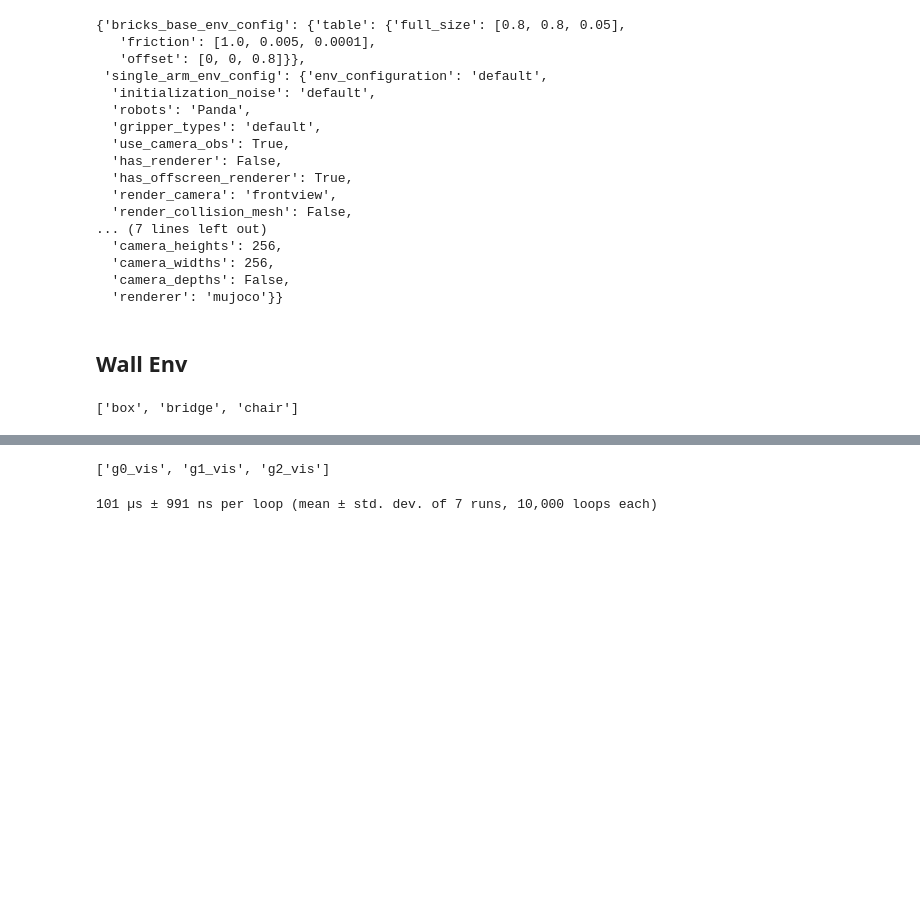
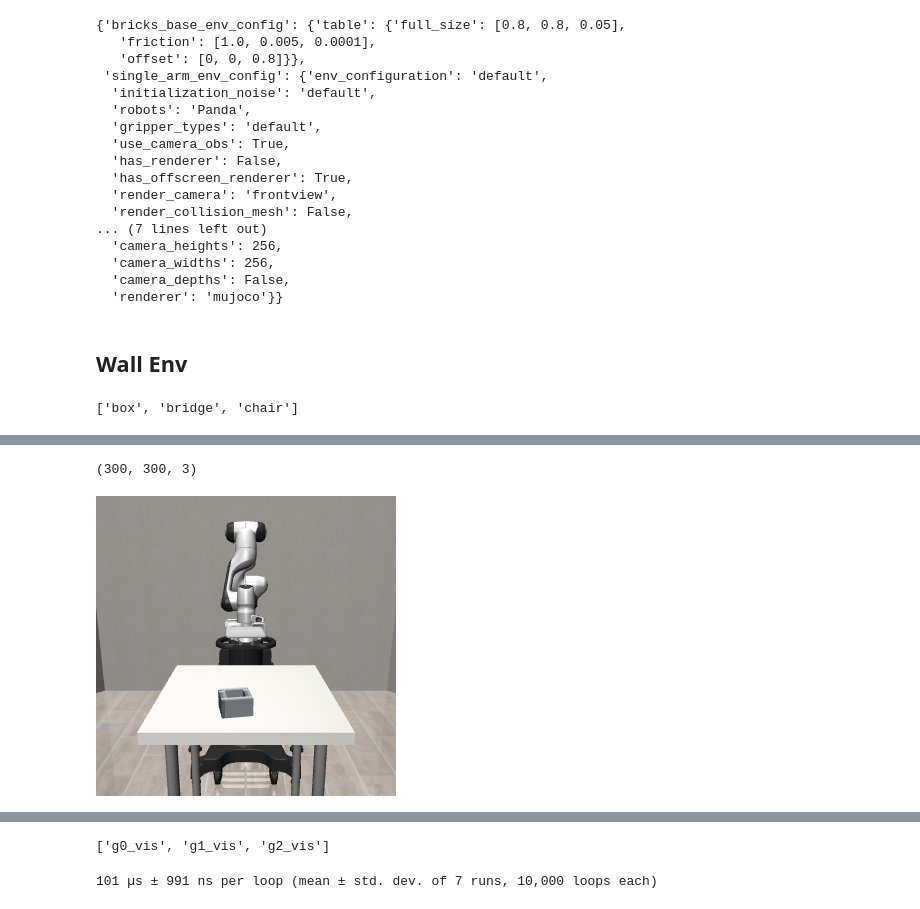
Before and after one commit to sirkrisp/robosuite-notebooks, a Jupyter notebook: test_brick_envs.ipynb, the cells around one changed output, grey strips where cells are left out. Saved outputs shown, nothing was run; the diff lists cells and outputs as text; code cells hidden in the pictures; blank space fills up the shorter version.

```diff
--- a/test_brick_envs.ipynb
+++ b/test_brick_envs.ipynb
@@ -105,6 +129,16 @@ env = pyramid3d_env.Pyramid3DEnv()
 env = bridge_env.BridgeEnv()
 # %%
 env = box_env.BoxEnv()
+# %%
+keyframe_data = env.get_keyframe_data()
+# %%
+keyframe_data["images"][0].shape
+# %% [output]
+(300, 300, 3)
+# %%
+display(Image.fromarray(cv2.rotate(keyframe_data["images"][4], cv2.ROTATE_180)))
+# %% [output]
+[figure, added]
 # %%
 env = pick_place_env.PickPlaceEnv()
 # %%
```
Also changed, not shown: parts of 20 cells of this notebook, 7 other files.
